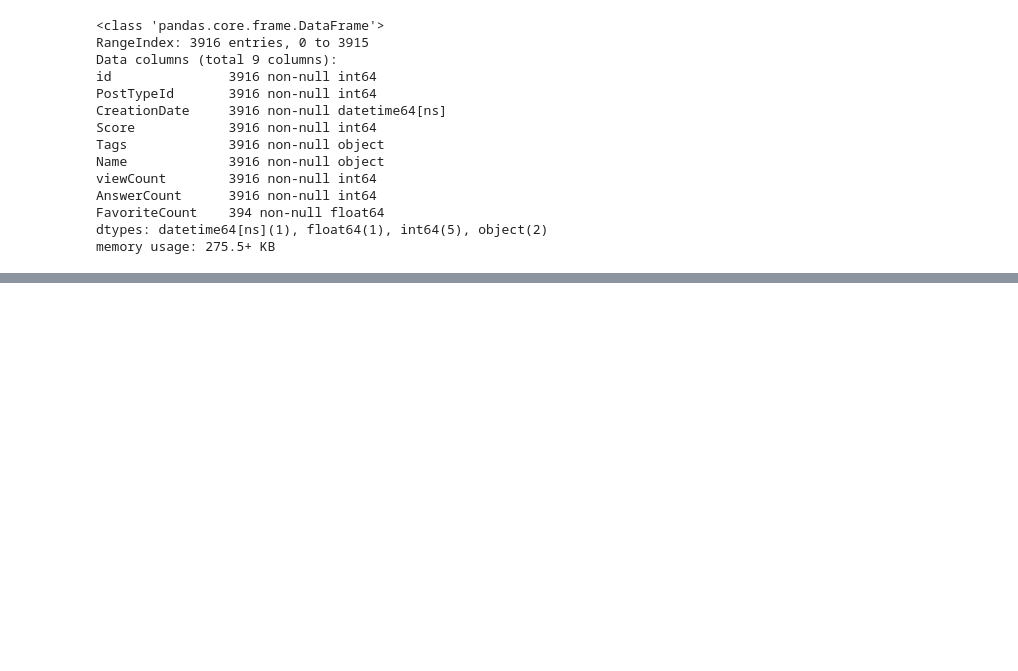
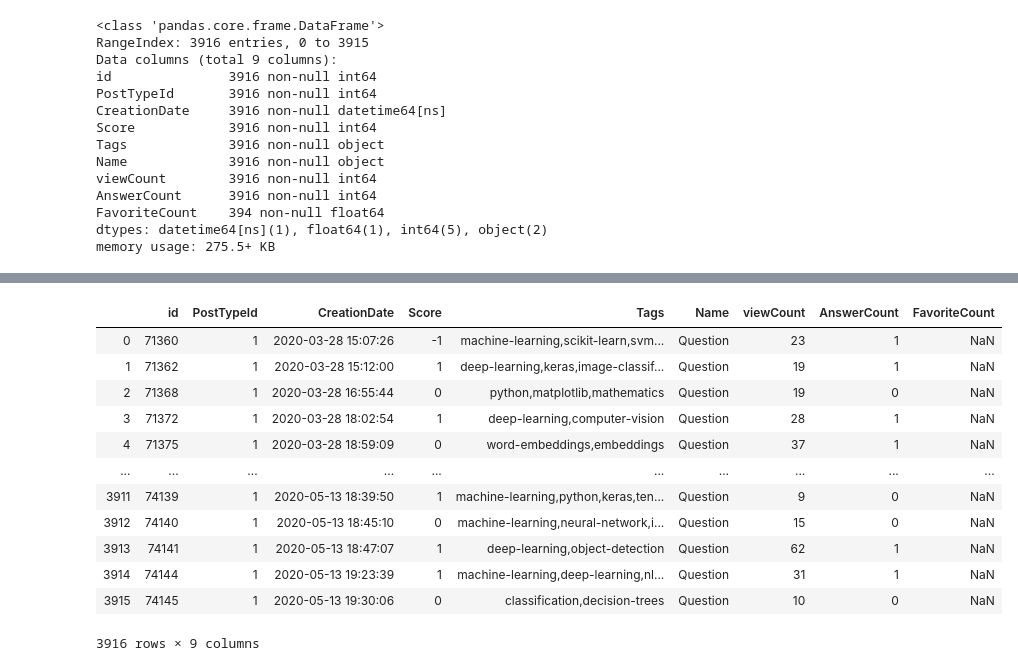
Before and after one commit to ndangalasinh/dataquest_popular_data_science_questions_guided_project-2020-, a Jupyter notebook: popular_data_science_questions_guided_project(2020).ipynb, the cells around one changed output, grey strips where cells are left out. Cells and saved outputs as stored; diff of their text form; code cells hidden in the pictures; blank space fills up the shorter version.

```diff
--- a/popular_data_science_questions_guided_project(2020).ipynb
+++ b/popular_data_science_questions_guided_project(2020).ipynb
@@ -51,0 +70,20 @@ questions_2020.describe()
+# %%
+questions_2020['Tags'] = questions_2020['Tags'].str.replace('><',',').str.replace('<','').str.replace('>','')
+# %%
+# remove the brackets and replace them with space
+#remove one sided bracket and replace with nothing
+questions_2020
+# %% [output]
+|  | id | PostTypeId | CreationDate | Score | Tags | Name | viewCount | AnswerCount | FavoriteCount |
+| 0 | 71360 | 1 | 2020-03-28 15:07:26 | -1 | machine-learning,scikit-learn,svm... | Question | 23 | 1 | NaN |
+| 1 | 71362 | 1 | 2020-03-28 15:12:00 | 1 | deep-learning,keras,image-classif... | Question | 19 | 1 | NaN |
+| 2 | 71368 | 1 | 2020-03-28 16:55:44 | 0 | python,matplotlib,mathematics | Question | 19 | 0 | NaN |
+| 3 | 71372 | 1 | 2020-03-28 18:02:54 | 1 | deep-learning,computer-vision | Question | 28 | 1 | NaN |
+| 4 | 71375 | 1 | 2020-03-28 18:59:09 | 0 | word-embeddings,embeddings | Question | 37 | 1 | NaN |
+| ... | ... | ... | ... | ... | ... | ... | ... | ... | ... |
+| 3911 | 74139 | 1 | 2020-05-13 18:39:50 | 1 | machine-learning,python,keras,ten... | Question | 9 | 0 | NaN |
+| 3912 | 74140 | 1 | 2020-05-13 18:45:10 | 0 | machine-learning,neural-network,i... | Question | 15 | 0 | NaN |
+| 3913 | 74141 | 1 | 2020-05-13 18:47:07 | 1 | deep-learning,object-detection | Question | 62 | 1 | NaN |
+| 3914 | 74144 | 1 | 2020-05-13 19:23:39 | 1 | machine-learning,deep-learning,nl... | Question | 31 | 1 | NaN |
+| 3915 | 74145 | 1 | 2020-05-13 19:30:06 | 0 | classification,decision-trees | Question | 10 | 0 | NaN |
+3916 rows × 9 columns
```
Also changed, not shown: parts of 5 cells of this notebook, 2 other files.
